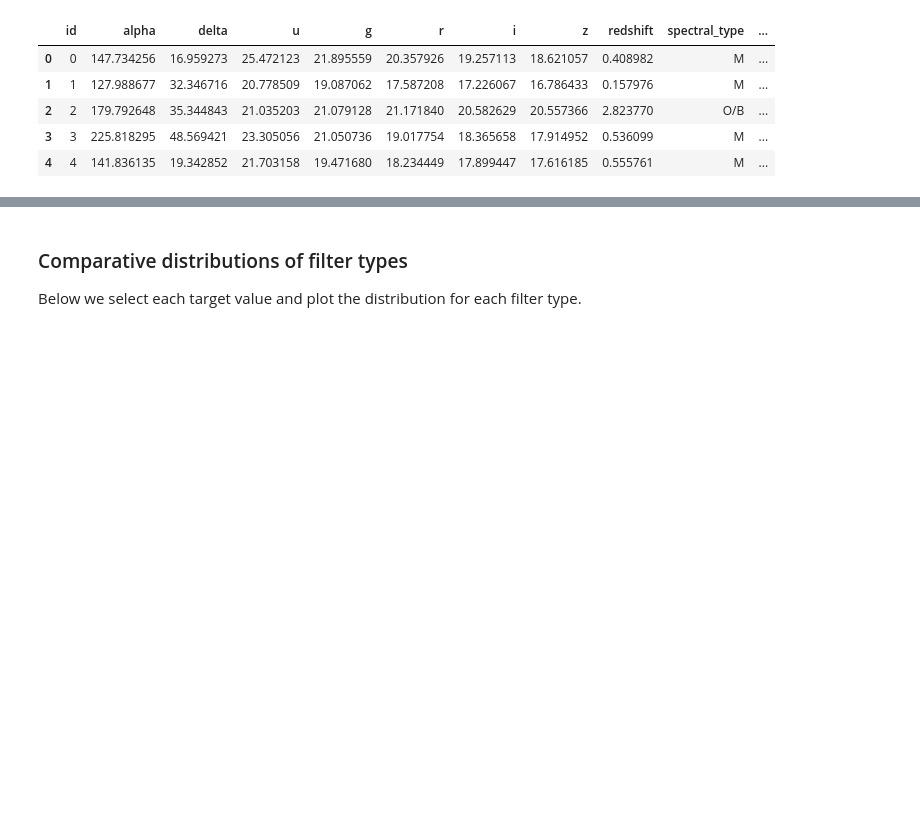
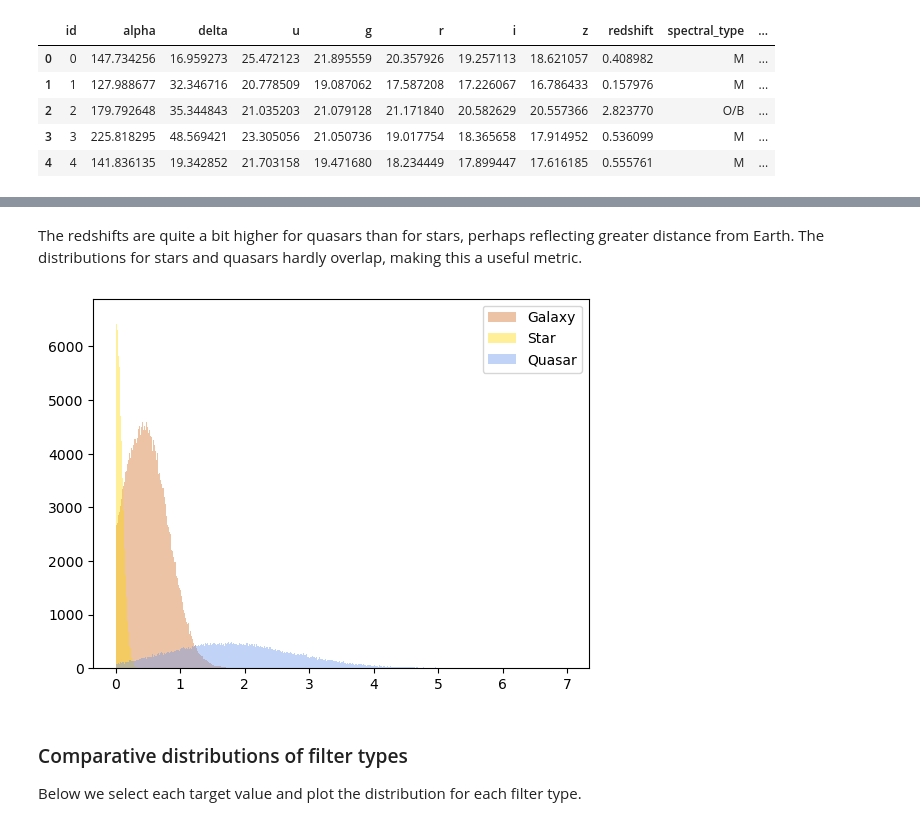
Before and after one commit to jaqueshere/kaggle-playground-stellar, a Jupyter notebook: kaggle-astro-exploratory.ipynb, the cells around one changed output, grey strips where cells are left out. Drawn from its saved outputs; the diff is of its cells as text; code cells hidden in the pictures; blank space fills up the shorter version.

Commit message:
new exploration of redshifts

```diff
--- a/kaggle-astro-exploratory.ipynb
+++ b/kaggle-astro-exploratory.ipynb
@@ -87,3 +114,22 @@ Quasars and stars actually have similar distributions. In particular, they are b
+# %% [markdown]
+The redshifts are quite a bit higher for quasars than for stars, perhaps reflecting greater distance from Earth. The distributions for stars and quasars hardly overlap, making this a useful metric.
+# %%
+# Let's compare them graphically
+
+galaxy_shifts = [*df[ df['class'] == 'GALAXY' ]["redshift"]]
+star_shifts = [*df[ df['class'] == 'STAR' ]["redshift"]]
+qso_shifts = [*df[ df['class'] == 'QSO' ]["redshift"]]
+shift_bins = np.arange(0.0, 7.0, 0.01)
+
+fig, ax = plt.subplots()
+ax.hist(galaxy_shifts, bins=shift_bins, color="chocolate", alpha=0.4, label="Galaxy")
+ax.hist(star_shifts, bins=shift_bins, color="gold", alpha=0.4, label="Star")
+ax.hist(qso_shifts, bins=shift_bins, color="cornflowerblue", alpha=0.4, label="Quasar")
+
+ax.legend()
+plt.show()
+# %% [output]
+[figure, added]
 # %% [markdown]
 ### Comparative distributions of filter types
 
```
Also changed, not shown: parts of 17 cells of this notebook.
